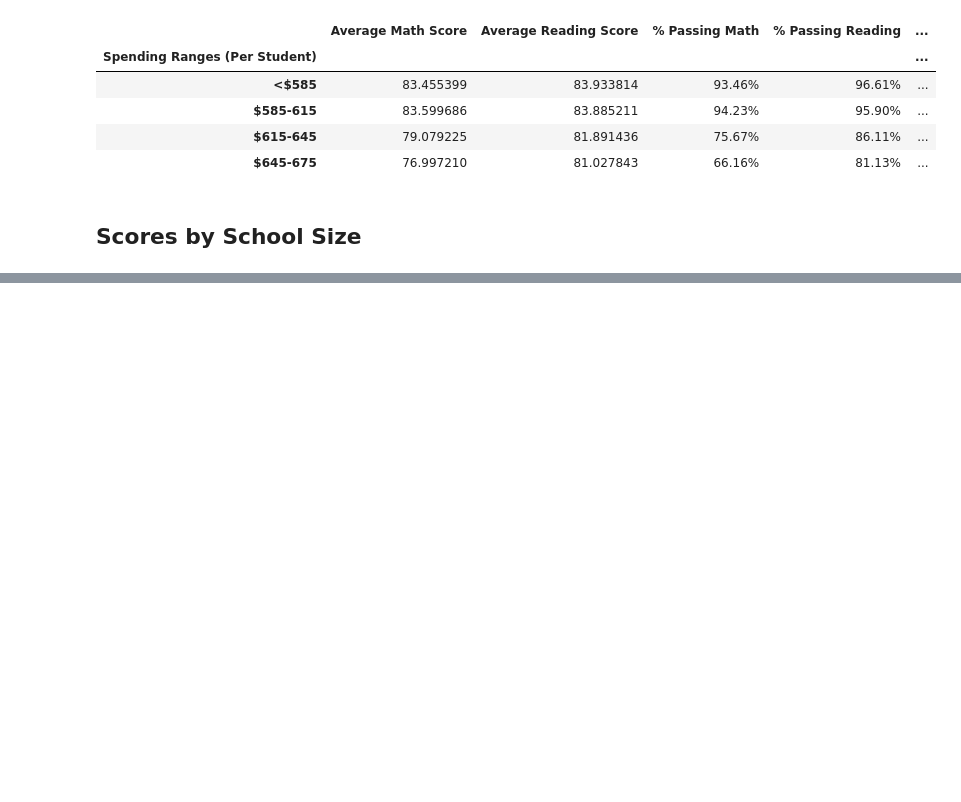
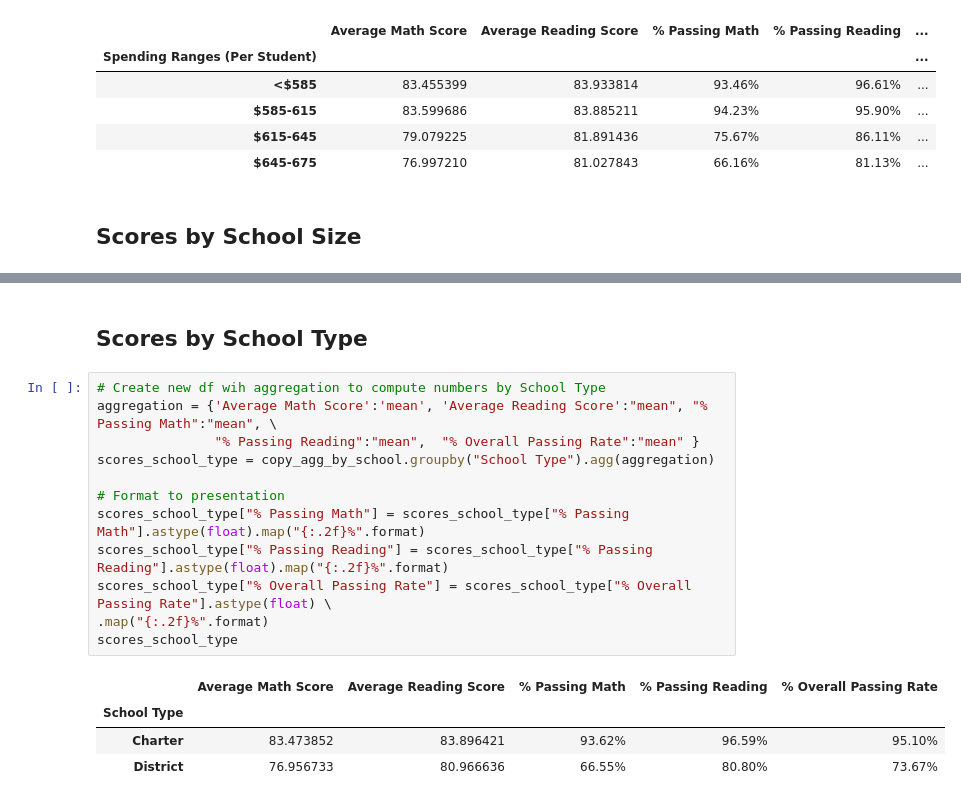
Before and after one commit to pamcuellas/CitySchoolsAnalysis, a Jupyter notebook: City Schools Analysis.ipynb, the cells around one changed output, grey strips where cells are left out. Drawn from its saved outputs; the diff is of its cells as text; blank space fills up the shorter version.

```diff
--- a/City Schools Analysis.ipynb
+++ b/City Schools Analysis.ipynb
@@ -293,0 +290,19 @@ spending_ranges_ps
+# %% [markdown]
+## Scores by School Type
+# %%
+# Create new df wih aggregation to compute numbers by School Type
+aggregation = {'Average Math Score':'mean', 'Average Reading Score':"mean", "% Passing Math":"mean", \
+               "% Passing Reading":"mean",  "% Overall Passing Rate":"mean" }
+scores_school_type = copy_agg_by_school.groupby("School Type").agg(aggregation)
+
+# Format to presentation
+scores_school_type["% Passing Math"] = scores_school_type["% Passing Math"].astype(float).map("{:.2f}%".format)
+scores_school_type["% Passing Reading"] = scores_school_type["% Passing Reading"].astype(float).map("{:.2f}%".format)
+scores_school_type["% Overall Passing Rate"] = scores_school_type["% Overall Passing Rate"].astype(float) \
+.map("{:.2f}%".format)
+scores_school_type
+# %% [output]
+|  | Average Math Score | Average Reading Score | % Passing Math | % Passing Reading | % Overall Passing Rate |
+| School Type |  |  |  |  |  |
+| Charter | 83.473852 | 83.896421 | 93.62% | 96.59% | 95.10% |
+| District | 76.956733 | 80.966636 | 66.55% | 80.80% | 73.67% |
```
Also changed, not shown: parts of 3 cells of this notebook.
